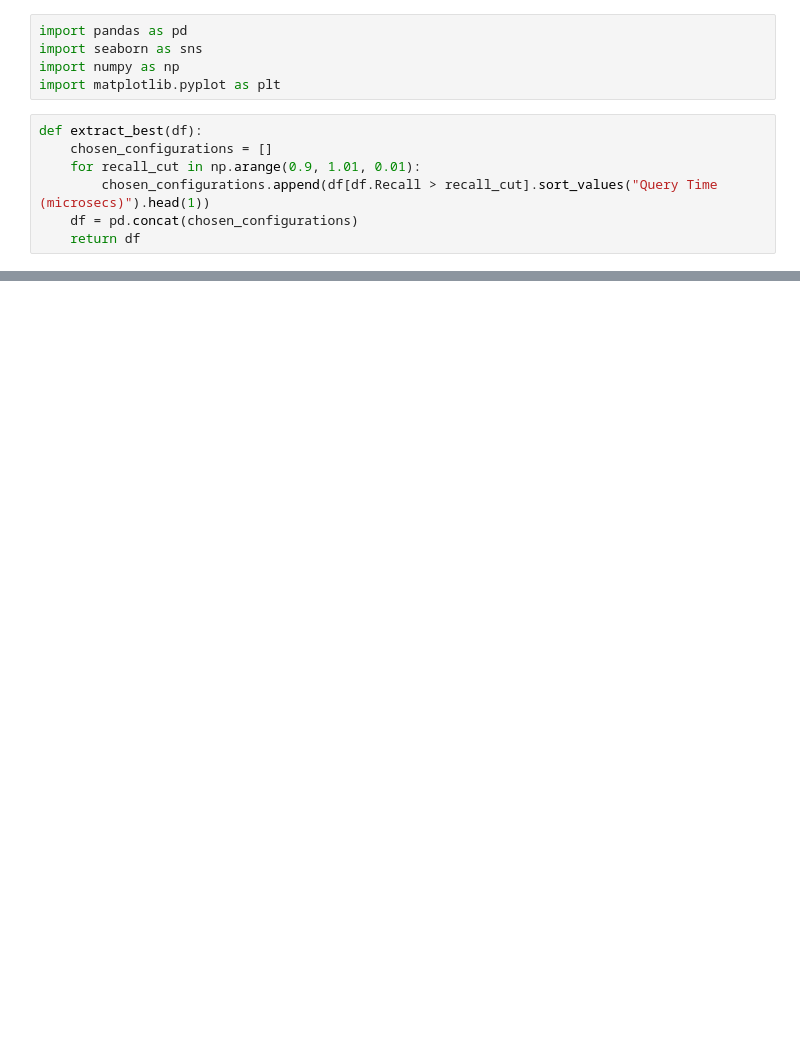
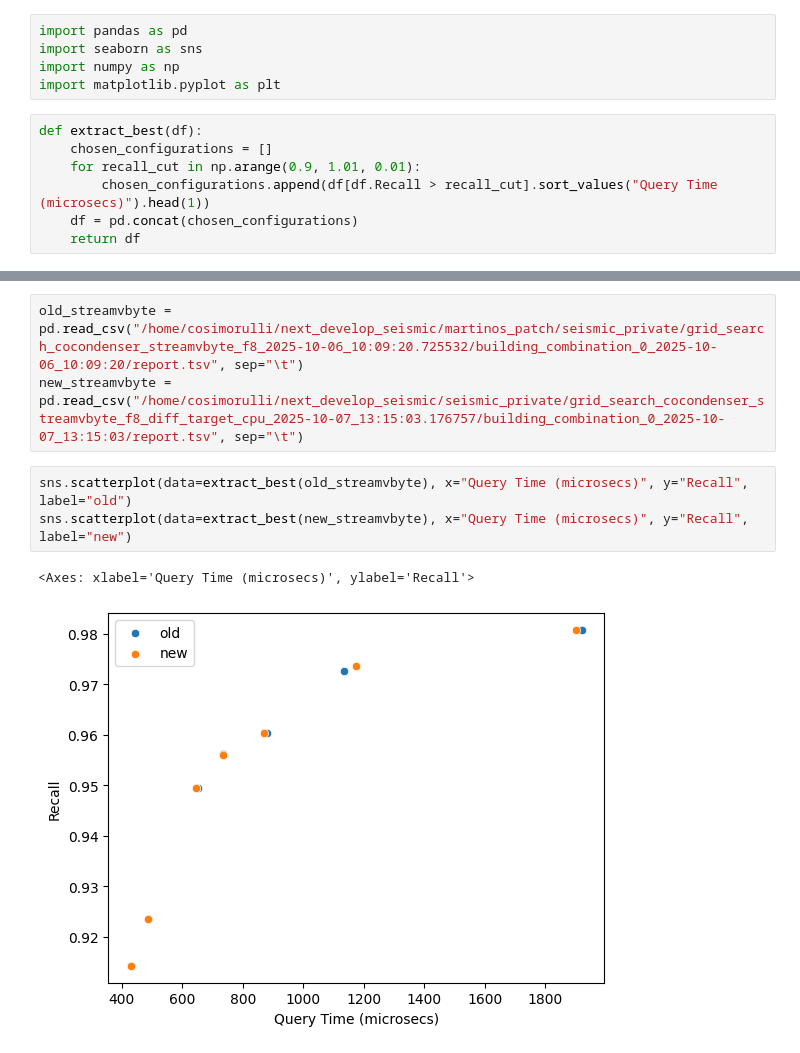
Before and after one commit to TusKANNy/seismic, a Jupyter notebook: scripts/PlotCocondenser.ipynb, the cells around one changed output, grey strips where cells are left out. Cells and saved outputs as stored; diff of their text form; blank space fills up the shorter version.

```diff
--- a/scripts/PlotCocondenser.ipynb
+++ b/scripts/PlotCocondenser.ipynb
@@ -58,3 +57,12 @@ all_df[all_df.name == 'streamvbyte']
 | 52 | combination_53 | 879 | 0.960430 | 0.380618 | 4610633505 | 206 | ... |
 | 19 | combination_20 | 1133 | 0.972564 | 0.381893 | 4610633505 | 206 | ... |
 | 32 | combination_33 | 1920 | 0.980759 | 0.382002 | 4610633505 | 206 | ... |
+# %%
+old_streamvbyte = pd.read_csv("/home/cosimorulli/next_develop_seismic/martinos_patch/seismic_private/grid_search_cocondenser_streamvbyte_f8_2025-10-06_10:09:20.725532/building_combination_0_2025-10-06_10:09:20/report.tsv", sep="\t")
+new_streamvbyte = pd.read_csv("/home/cosimorulli/next_develop_seismic/seismic_private/grid_search_cocondenser_streamvbyte_f8_diff_target_cpu_2025-10-07_13:15:03.176757/building_combination_0_2025-10-07_13:15:03/report.tsv", sep="\t")
+# %%
+sns.scatterplot(data=extract_best(old_streamvbyte), x="Query Time (microsecs)", y="Recall", label="old")
+sns.scatterplot(data=extract_best(new_streamvbyte), x="Query Time (microsecs)", y="Recall", label="new")
+# %% [output]
+<Axes: xlabel='Query Time (microsecs)', ylabel='Recall'>
+[figure, added]
```
Also changed, not shown: parts of 3 cells of this notebook, 15 other files.
